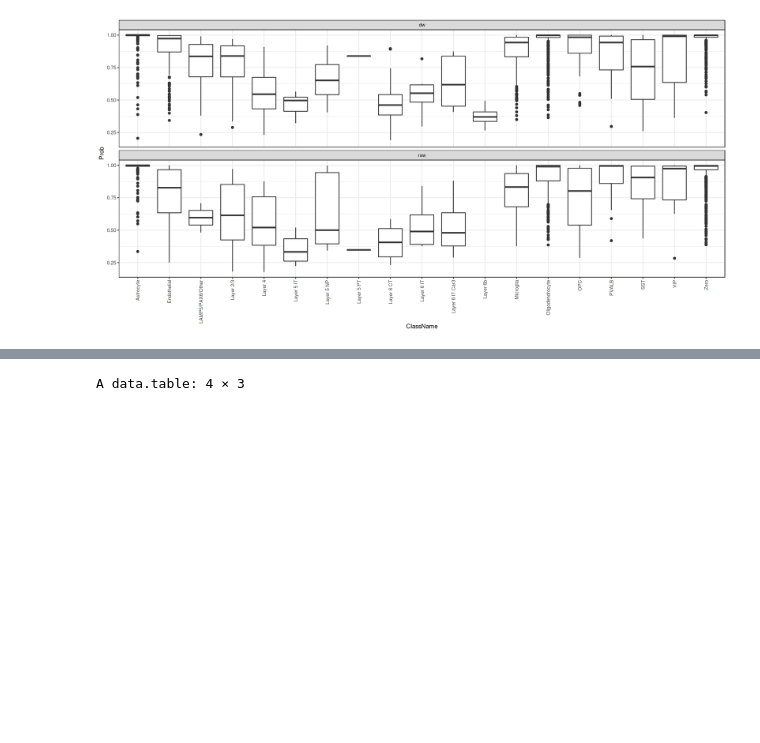
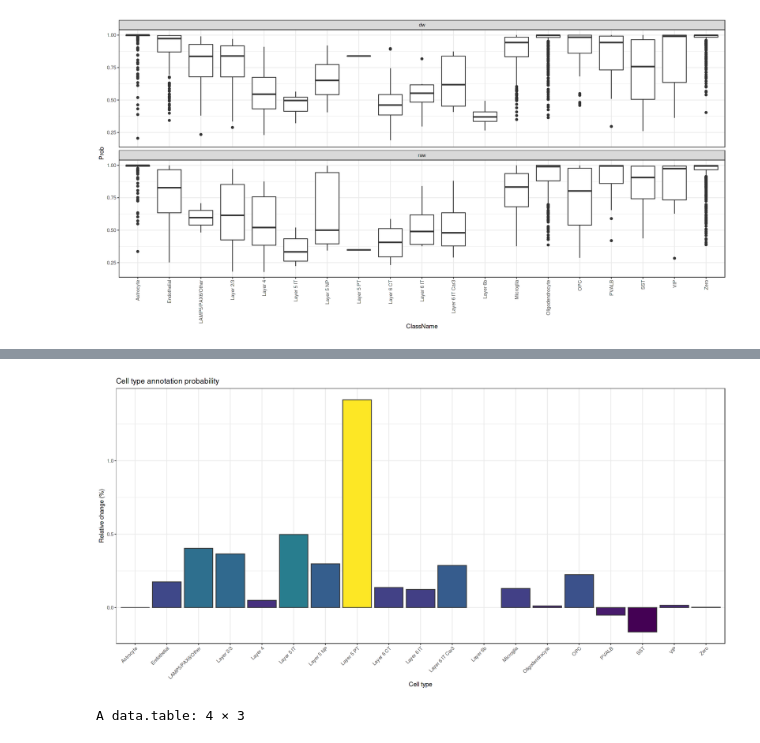
Before and after one commit to ggirelli/deconwolf-in-situ-transcriptomics, a Jupyter notebook: notebooks/2.0_strip.ipynb, the cells around one changed output, grey strips where cells are left out. Saved outputs shown, nothing was run; the diff lists cells and outputs as text; code cells hidden in the pictures; blank space fills up the shorter version.

```diff
--- a/notebooks/2.0_strip.ipynb
+++ b/notebooks/2.0_strip.ipynb
@@ -173,0 +265,6 @@ ggplot(cell_data, aes(x=ClassName, y=Prob, fill=image_type)) + geom_boxplot() +
+# %%
+ggplot(dcast(cell_data[, .(pmedian=median(Prob)), by=c("ClassName", "image_type")], ClassName~image_type, value.var="pmedian")[, .(ClassName, reldelta=dw/raw-1)]) +
+    geom_col(aes(x=ClassName, y=reldelta, fill=reldelta*100), color="#323232") +
+    theme_bw() + scale_fill_viridis() + theme(axis.text.x=element_text(angle=45, hjust=1)) +
+    labs(x="Cell type", y="Relative change (%)", title="Cell type annotation probability") + guides(fill="none")
+# %% [output]
@@ -174,3 +273,4 @@ ggplot(cell_data, aes(x=ClassName, y=Prob, fill=image_type)) + geom_boxplot() +
+[figure, added]
 # %%
 cell_data[, .(image_type, assigned="Zero" != ClassName)][, .N, by=c("image_type", "assigned")]
 print(1613+570)
```
Also changed, not shown: parts of 9 cells of this notebook, 5 other files.
